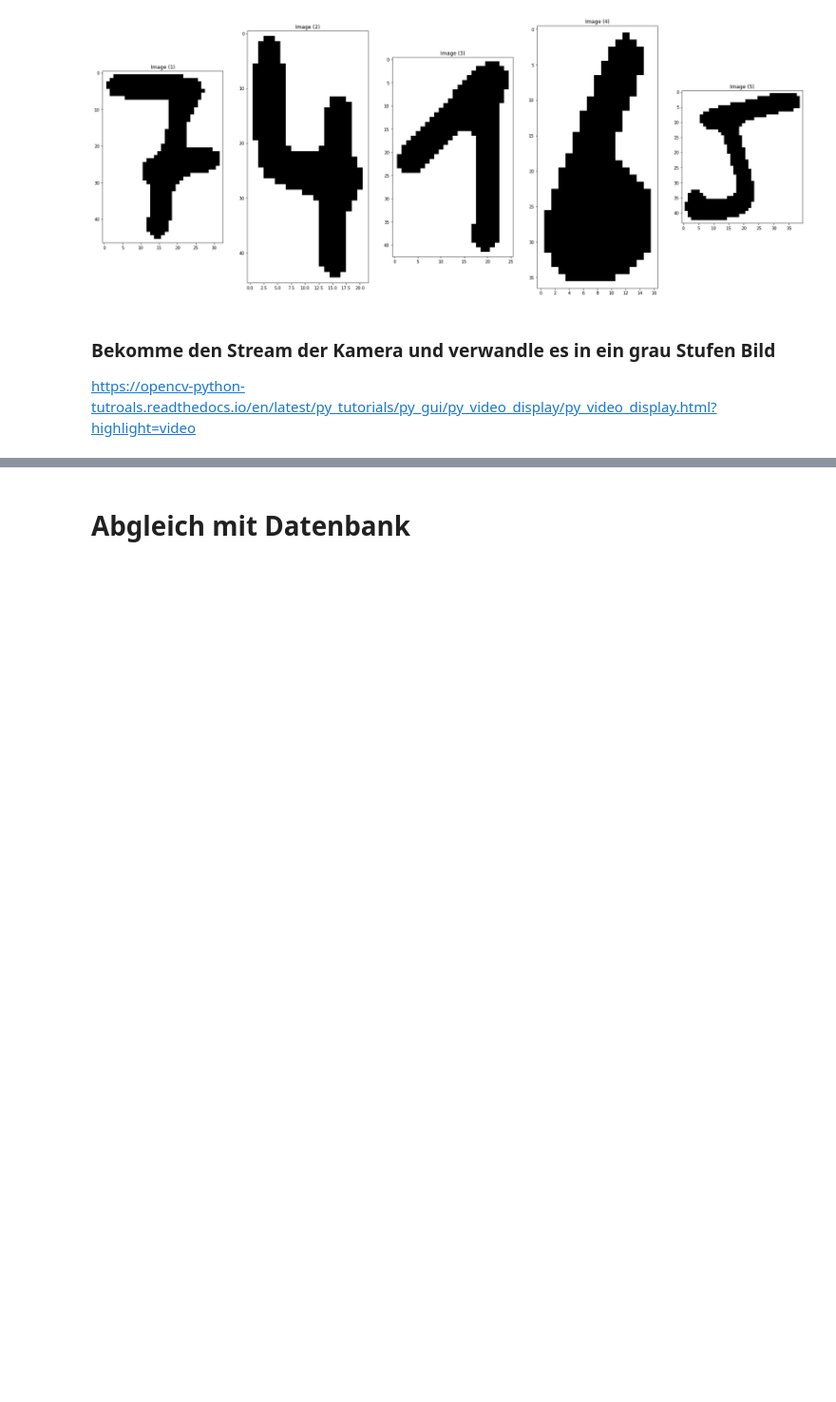
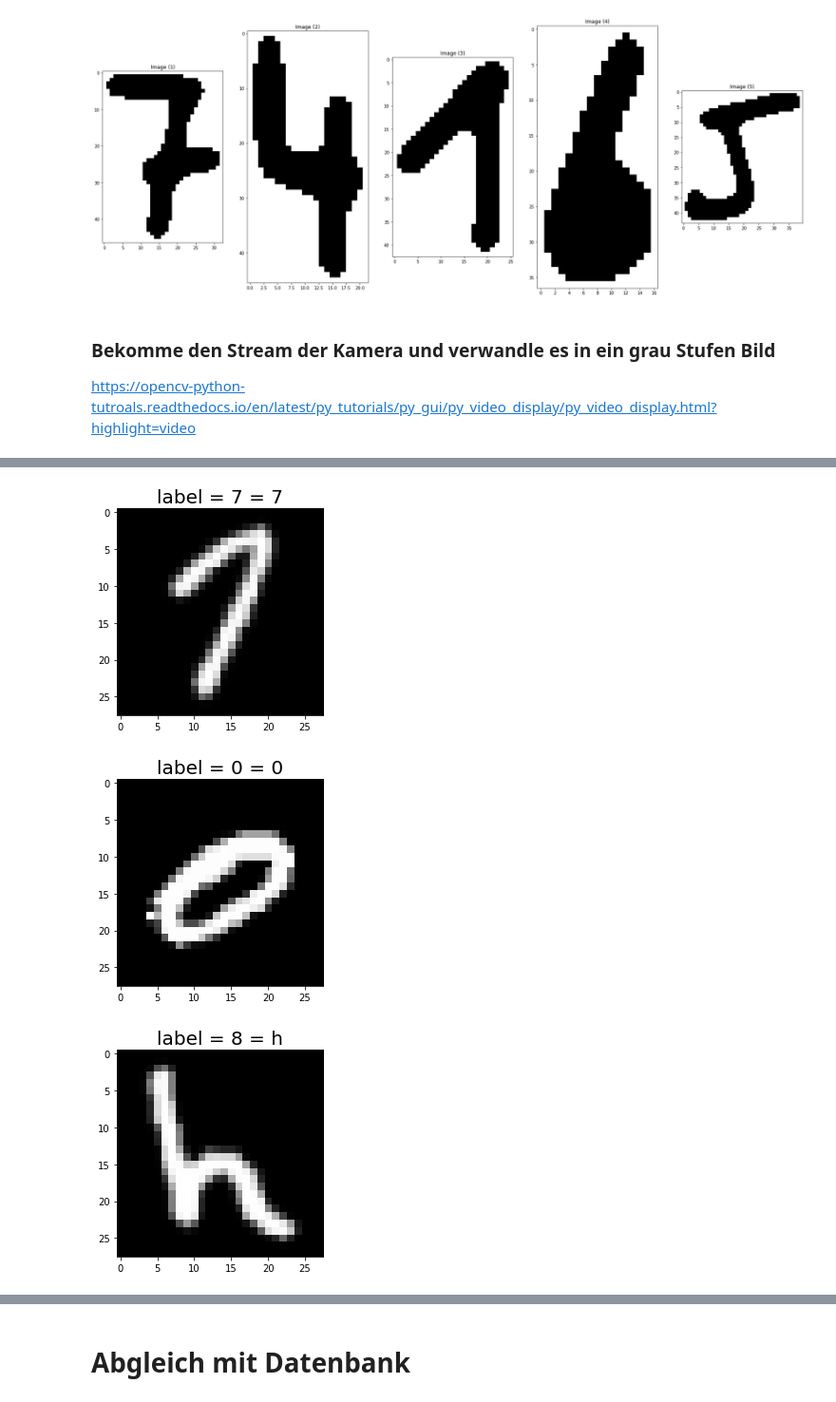
Before and after one commit to SimonStiegler/CRV_Postleitzahlerkennung, a Jupyter notebook: Programm.ipynb, the cells around one changed output, grey strips where cells are left out. Shown at 95% size. Cells and saved outputs as stored; diff of their text form; code cells hidden in the pictures; blank space fills up the shorter version.

```diff
--- a/Programm.ipynb
+++ b/Programm.ipynb
@@ -433,0 +452,3 @@ https://opencv-python-tutroals.readthedocs.io/en/latest/py_tutorials/py_gui/py_v
+# %%
+dataset_folder = os.path.abspath("./emnist_dataset")
+print(dataset_folder)
@@ -433,0 +575,2 @@ https://opencv-python-tutroals.readthedocs.io/en/latest/py_tutorials/py_gui/py_v
+# %%
+model = CrvModel(dataset_folder)
@@ -433,0 +595,8 @@ https://opencv-python-tutroals.readthedocs.io/en/latest/py_tutorials/py_gui/py_v
+# %%
+model.show_random_image(model.raw_emnist_train_img, model.emnist_classes, model.raw_emnist_train_labels)
+model.show_random_image(model.raw_mnist_train_img, model.mnist_classes, model.raw_mnist_train_labels)
+model.show_random_image(model.raw_emnist_letter_train_img, model.emnist_letter_classes, model.raw_emnist_letter_train_labels)
+# %% [output]
+[figure, added]
+[figure, added]
+[figure, added]
```
Also changed, not shown: parts of 16 cells of this notebook, 4 other files.
